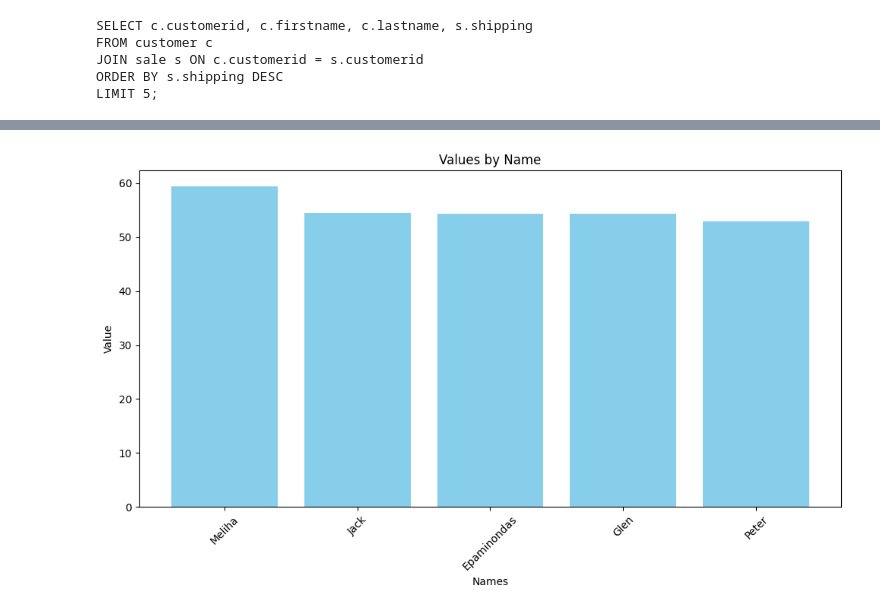
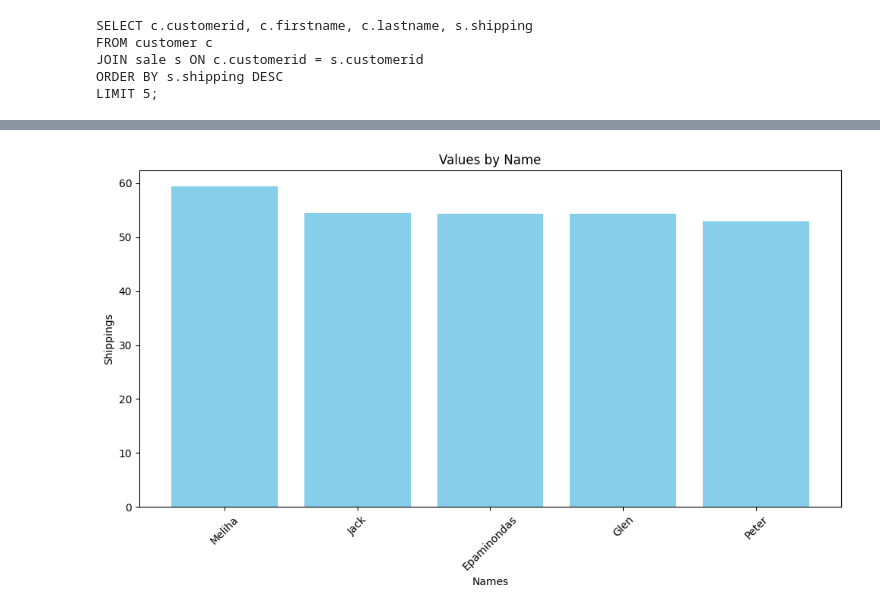
Before and after one commit to miller00315/lang_chain_studies, a Jupyter notebook: SQL-RAG-Demo.ipynb, the cells around one changed output, grey strips where cells are left out. Drawn from its saved outputs; the diff is of its cells as text; code cells hidden in the pictures.

```diff
--- a/SQL-RAG-Demo.ipynb
+++ b/SQL-RAG-Demo.ipynb
@@ -36,4 +38,4 @@ postgresql
 # %%
-response = chain.invoke({"question": "How many employees are there"})
+response = chain.invoke({"question": "How many customer are there"})
 response
 # %% [output]
@@ -161,18 +207,18 @@ print(df)
 # %%
 import matplotlib.pyplot as plt
 
 # Extracting 'name' and 'value' columns
 names = df['name']
-values = df['value']
+values = df['shipping']
 
 # Plotting the data
 plt.figure(figsize=(10, 6))
 plt.bar(names, values, color='skyblue')
 plt.xlabel('Names')
-plt.ylabel('Value')
+plt.ylabel('Shippings')
 plt.title('Values by Name')
 plt.xticks(rotation=45)
 plt.tight_layout()
 plt.show()
 # %% [output]
-[figure, old version]
+[figure, new version]
```
Also changed, not shown: parts of 20 cells of this notebook, 2 other files.
